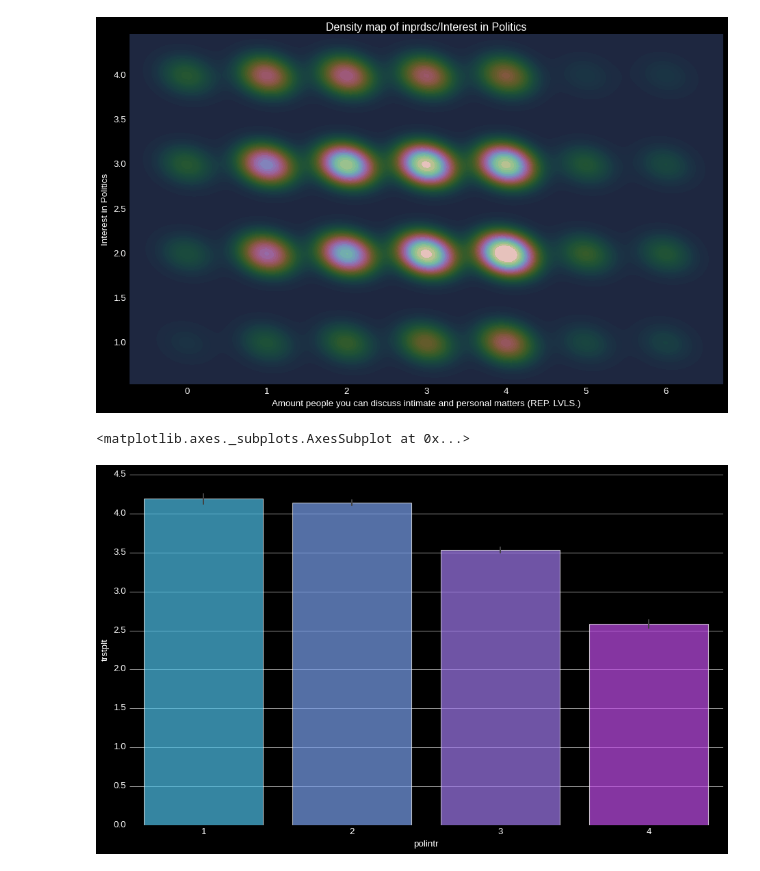
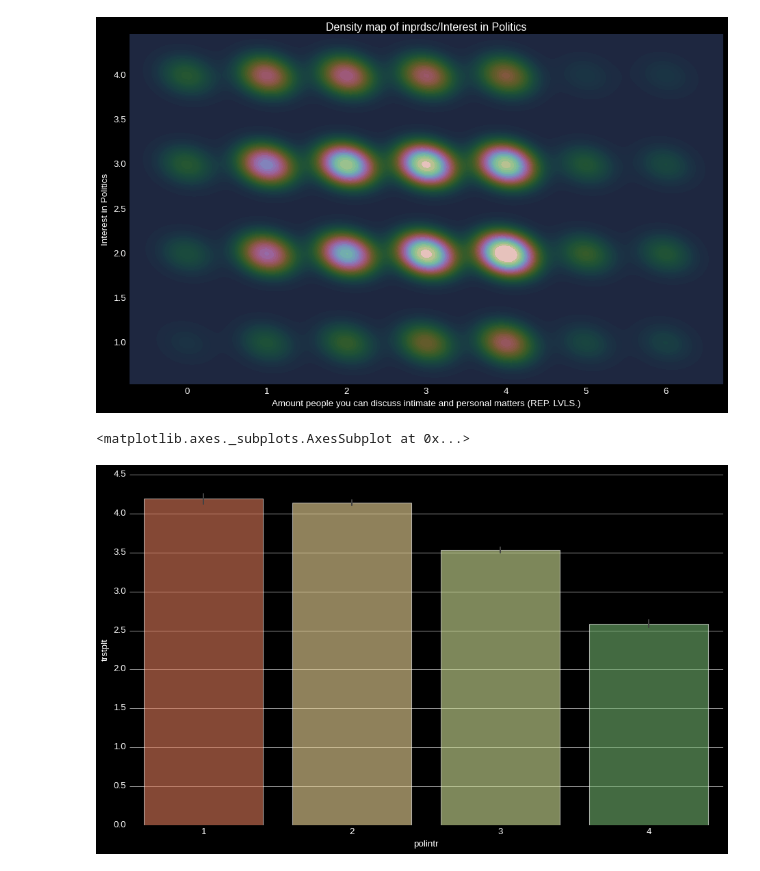
Before and after one commit to ivanachillee/social-perception, a Jupyter notebook: notebooks/Cleaning_and_EDA.ipynb, the cells around one changed output. Drawn from its saved outputs; the diff is of its cells as text; code cells hidden in the pictures.

```diff
--- a/notebooks/Cleaning_and_EDA.ipynb
+++ b/notebooks/Cleaning_and_EDA.ipynb
@@ -822,9 +889,9 @@ Text(0.5, 0, 'Amount people you can discuss intimate and personal matters (REP.
 [figure]
 # %%
 plot_init()
-sns.barplot(data=data,x='polintr',y='trstplt', palette='cool', alpha=.70)
+sns.barplot(data=data,x='polintr',y='trstplt', palette='RdYlGn', alpha=.60)
 # %% [output]
 <matplotlib.axes._subplots.AxesSubplot at 0x...>
-[figure, old version]
+[figure, new version]
 # %%
 plot_init()
```
Also changed, not shown: parts of 16 cells of this notebook, 2 other files.
